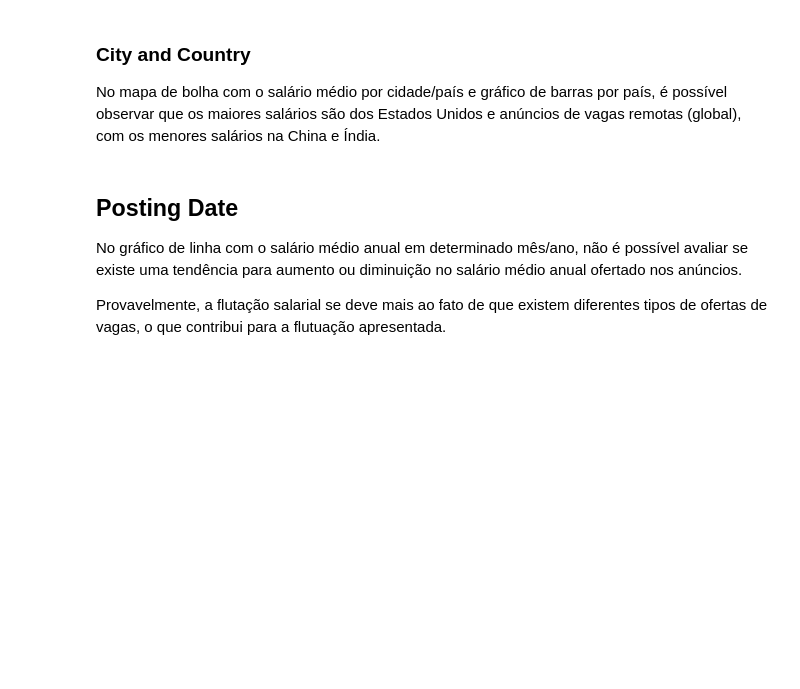
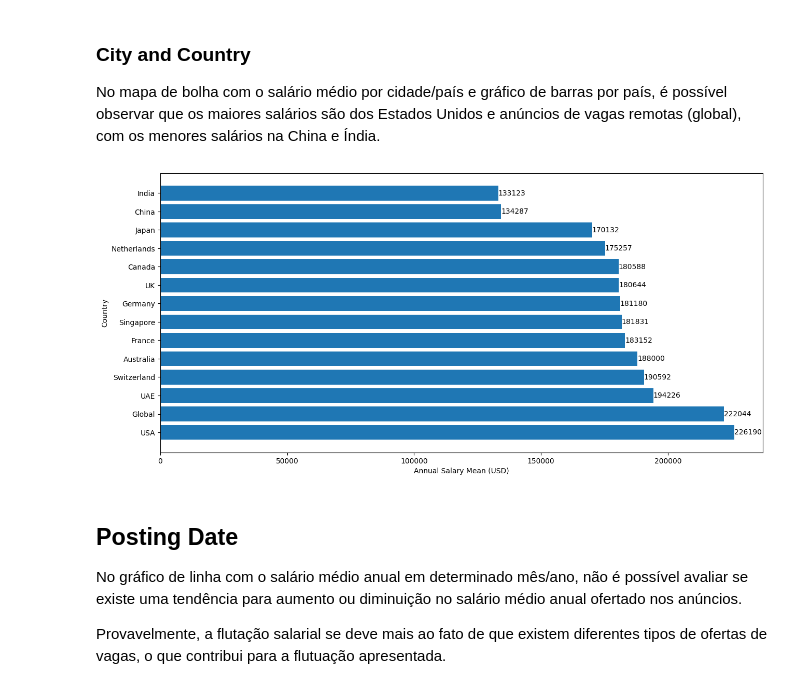
Before and after one commit to LucasDSF7/Data-Analysis-Puc-Rio, a Jupyter notebook: mvp/ia_jobs_market.ipynb, the cells around one changed output. Saved outputs shown, nothing was run; the diff lists cells and outputs as text; code cells hidden in the pictures; blank space fills up the shorter version.

```diff
--- a/mvp/ia_jobs_market.ipynb
+++ b/mvp/ia_jobs_market.ipynb
@@ -506,6 +511,10 @@ mapa = px.scatter_map(
     opacity=0.75
 )
 display(mapa)
+# %%
+categoric_feature_bar_plot(df_copy, "country")
+# %% [output]
+[figure, added]
 # %% [markdown]
 ## Posting Date
 
```
Also changed, not shown: parts of 11 cells of this notebook, 1 other file.
